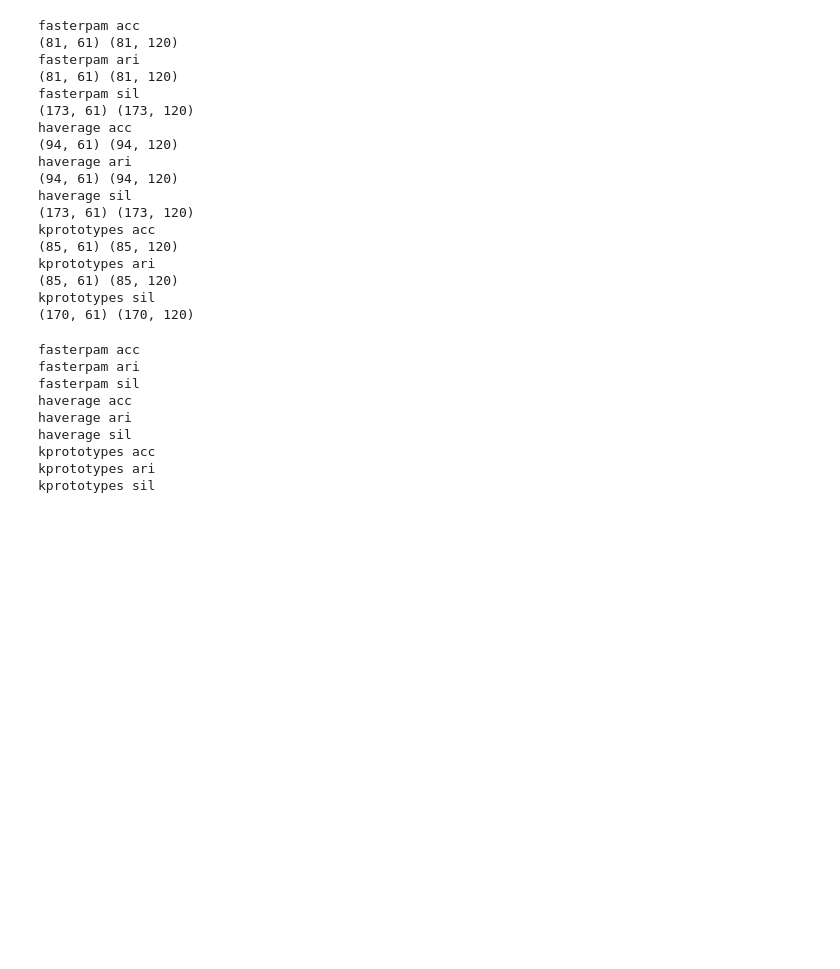
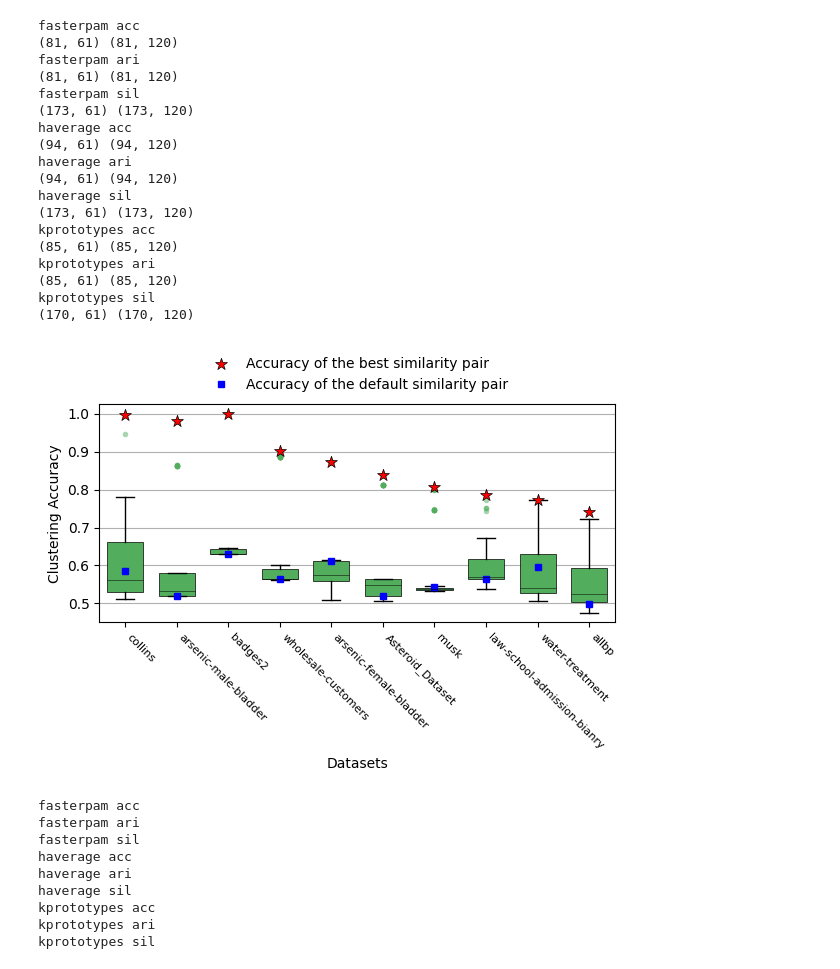
Before and after one commit to AbdoulayeDiop/simrec, a Jupyter notebook: paper/paper.ipynb, the cells around one changed output. Cells and saved outputs as stored; diff of their text form; code cells hidden in the pictures; blank space fills up the shorter version.

```diff
--- a/paper/paper.ipynb
+++ b/paper/paper.ipynb
@@ -165,6 +165,40 @@ kprototypes ari
 (85, 61) (85, 120)
 kprototypes sil
 (170, 61) (170, 120)
+# %%
+algorithm = "kprototypes"
+eval_metric = "acc"
+_ , benchmark_result = train_res[algorithm][eval_metric]["meta_dataset"]
+lb_index = benchmark_result.columns.to_list().index(baseline_pairs[algorithm])
+# names = []
+# for did in benchmark_result.index:
+#     filename = f"{algorithm}/scores/"
+Y = benchmark_result.to_numpy()
+l = np.array([np.mean(max(y) - y[y>-1]) for y in Y])
+l = np.argsort(-l)[:10]
+
+plt.figure(figsize=(6, 4.5))
+boxprops = dict(linewidth=0.5, facecolor="#52AD5D", alpha=1) # "#52AD5D", "#FF9671"
+flierprops = dict(marker='o', markerfacecolor="#52AD5D", markeredgecolor='none', markersize=4, alpha=0.5,
+                linewidth=0)
+medianprops = dict(color='black', linewidth=0.5, alpha=0.7)
+meanprops = dict(marker='*', markerfacecolor='red', markeredgecolor='none', linewidth=0)
+x = np.arange(len(l))
+b = plt.boxplot([y[y>-1] for y in Y[l]], positions=x, widths=0.7, patch_artist=True, boxprops=boxprops, flierprops=flierprops, medianprops=medianprops, showcaps=True, showfliers=True)
+
+plt.scatter(x, [max(y[y>-1]) for y in Y[l]], marker="*", c="r", s=80, label="Accuracy of the best similarity pair", linewidths=0.5, edgecolor="black", zorder=2)
+plt.plot(x, [y[lb_index] for y in Y[l]], "s", color="b", markersize=5, label="Accuracy of the default similarity pair")
+plt.xticks(x, [openml.datasets.get_dataset(benchmark_result.index[did]).name for did in l], rotation=-45, horizontalalignment="left", fontsize=8)
+# plt.plot(x, [np.median(y[y>-1]) for y in Y[l]], "s", color="r")
+plt.xlabel("Datasets")
+plt.ylabel("Clustering Accuracy")
+plt.grid(axis="y")
+plt.legend(fontsize=10, frameon=False, loc= "lower center", bbox_to_anchor= (0.5, 1), ncol=1)
+plt.tight_layout()
+plt.savefig("imgs/acc_variation_on_some_datasets.pdf", bbox_inches='tight')
+plt.show()
+# %% [output]
+[figure, added]
 # %%
 results = {}
 for algorithm in train_res:
```
Also changed, not shown: parts of 7 cells of this notebook, 5 other files.
